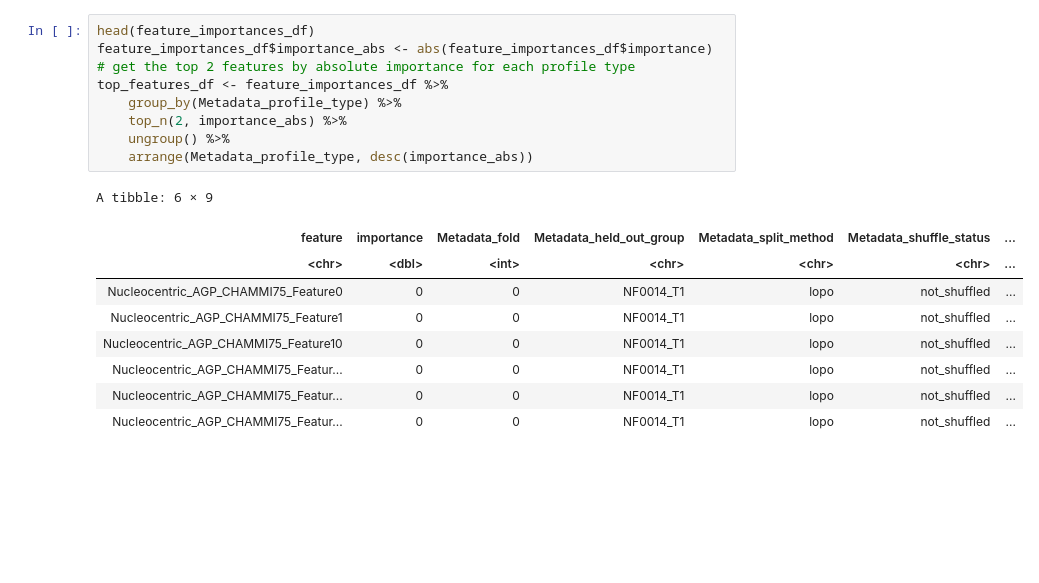
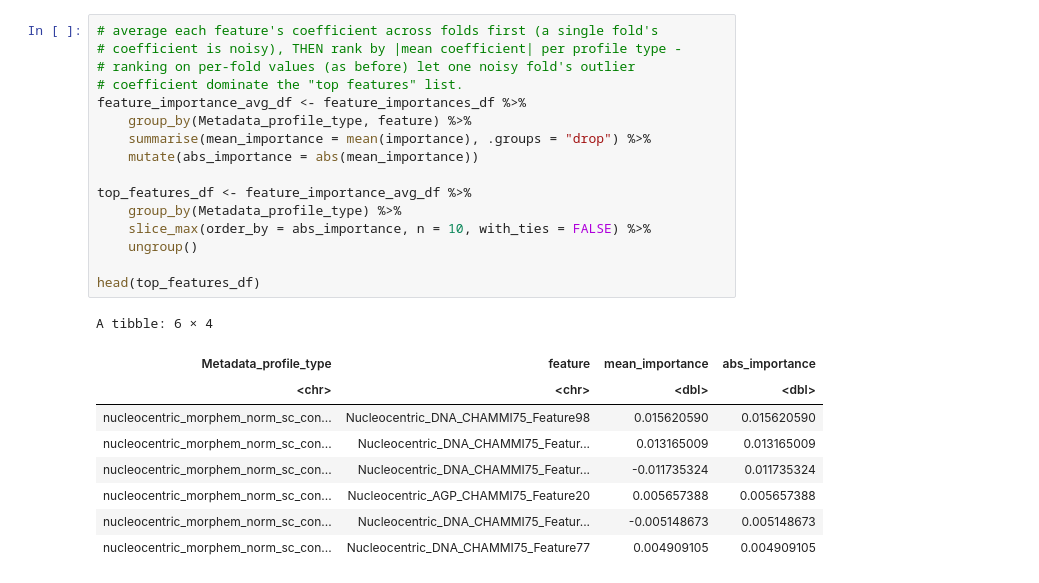
Before and after one commit to MikeLippincott/NF1_organoid_profile_analysis, a Jupyter notebook: 3.viability_prediction_models/notebooks/visualize_model_results.ipynb, the cells around one changed output. Cells and saved outputs as stored; diff of their text form; blank space fills up the shorter version.

```diff
--- a/3.viability_prediction_models/notebooks/visualize_model_results.ipynb
+++ b/3.viability_prediction_models/notebooks/visualize_model_results.ipynb
@@ -48,20 +578,27 @@ ERROR: Error in ggplot(model_performance_df, aes(x = Metadata_eval_split, y = MS
 # %%
-head(feature_importances_df)
-feature_importances_df$importance_abs <- abs(feature_importances_df$importance)
-# get the top 2 features by absolute importance for each profile type
-top_features_df <- feature_importances_df %>%
+# average each feature's coefficient across folds first (a single fold's
+# coefficient is noisy), THEN rank by |mean coefficient| per profile type -
+# ranking on per-fold values (as before) let one noisy fold's outlier
+# coefficient dominate the "top features" list.
+feature_importance_avg_df <- feature_importances_df %>%
+    group_by(Metadata_profile_type, feature) %>%
+    summarise(mean_importance = mean(importance), .groups = "drop") %>%
+    mutate(abs_importance = abs(mean_importance))
+
+top_features_df <- feature_importance_avg_df %>%
     group_by(Metadata_profile_type) %>%
-    top_n(2, importance_abs) %>%
-    ungroup() %>%
-    arrange(Metadata_profile_type, desc(importance_abs))
+    slice_max(order_by = abs_importance, n = 10, with_ties = FALSE) %>%
+    ungroup()
+
+head(top_features_df)
 # %% [output]
-A tibble: 6 × 9
+A tibble: 6 × 4
-| feature | importance | Metadata_fold | Metadata_held_out_group | Metadata_split_method | Metadata_shuffle_status | ... |
-| <chr> | <dbl> | <int> | <chr> | <chr> | <chr> | ... |
-| Nucleocentric_AGP_CHAMMI75_Feature0 | 0 | 0 | NF0014_T1 | lopo | not_shuffled | ... |
-| Nucleocentric_AGP_CHAMMI75_Feature1 | 0 | 0 | NF0014_T1 | lopo | not_shuffled | ... |
-| Nucleocentric_AGP_CHAMMI75_Feature10 | 0 | 0 | NF0014_T1 | lopo | not_shuffled | ... |
-| Nucleocentric_AGP_CHAMMI75_Featur... | 0 | 0 | NF0014_T1 | lopo | not_shuffled | ... |
-| Nucleocentric_AGP_CHAMMI75_Featur... | 0 | 0 | NF0014_T1 | lopo | not_shuffled | ... |
-| Nucleocentric_AGP_CHAMMI75_Featur... | 0 | 0 | NF0014_T1 | lopo | not_shuffled | ... |
+| Metadata_profile_type | feature | mean_importance | abs_importance |
+| <chr> | <chr> | <dbl> | <dbl> |
+| nucleocentric_morphem_norm_sc_con... | Nucleocentric_DNA_CHAMMI75_Feature98 | 0.015620590 | 0.015620590 |
+| nucleocentric_morphem_norm_sc_con... | Nucleocentric_DNA_CHAMMI75_Featur... | 0.013165009 | 0.013165009 |
+| nucleocentric_morphem_norm_sc_con... | Nucleocentric_DNA_CHAMMI75_Featur... | -0.011735324 | 0.011735324 |
+| nucleocentric_morphem_norm_sc_con... | Nucleocentric_AGP_CHAMMI75_Feature20 | 0.005657388 | 0.005657388 |
+| nucleocentric_morphem_norm_sc_con... | Nucleocentric_DNA_CHAMMI75_Featur... | -0.005148673 | 0.005148673 |
+| nucleocentric_morphem_norm_sc_con... | Nucleocentric_DNA_CHAMMI75_Feature77 | 0.004909105 | 0.004909105 |
 # %%
```
Also changed, not shown: parts of 14 cells of this notebook, 16 other files.
